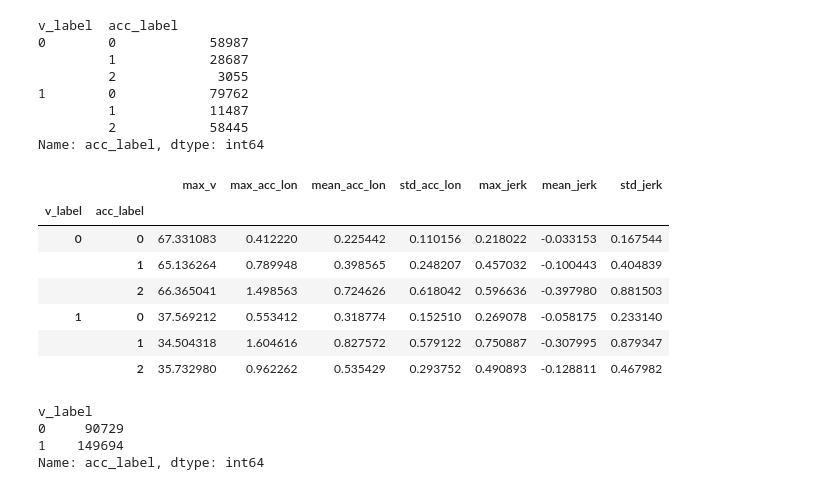
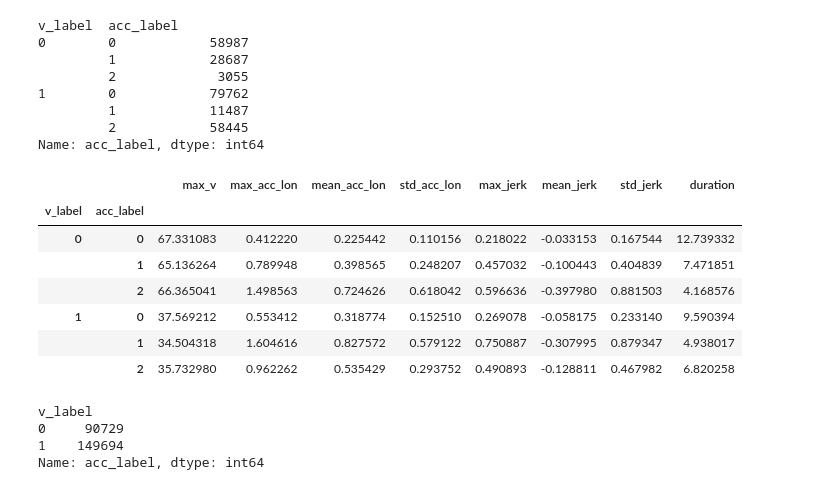
Before and after one commit to ZhangJianhua0728/GpsDataProcess, a Jupyter notebook: Main_加速事件二阶段聚类.ipynb, the cells around one changed output. Cells and saved outputs as stored; diff of their text form; code cells hidden in the pictures.

```diff
--- a/Main_加速事件二阶段聚类.ipynb
+++ b/Main_加速事件二阶段聚类.ipynb
@@ -215,16 +215,16 @@ v_label  acc_label
          2            58445
 Name: acc_label, dtype: int64
 # %%
-data.groupby(['v_label','acc_label'])['max_v','max_acc_lon', 'mean_acc_lon', 'std_acc_lon', 'max_jerk', 'mean_jerk', 'std_jerk'].mean()
+data.groupby(['v_label','acc_label'])['max_v','max_acc_lon', 'mean_acc_lon', 'std_acc_lon', 'max_jerk', 'mean_jerk', 'std_jerk','duration'].mean()
 # %% [output]
-|  |  | max_v | max_acc_lon | mean_acc_lon | std_acc_lon | max_jerk | mean_jerk | std_jerk |
-| v_label | acc_label |  |  |  |  |  |  |  |
-| 0 | 0 | 67.331083 | 0.412220 | 0.225442 | 0.110156 | 0.218022 | -0.033153 | 0.167544 |
-|  | 1 | 65.136264 | 0.789948 | 0.398565 | 0.248207 | 0.457032 | -0.100443 | 0.404839 |
-|  | 2 | 66.365041 | 1.498563 | 0.724626 | 0.618042 | 0.596636 | -0.397980 | 0.881503 |
-| 1 | 0 | 37.569212 | 0.553412 | 0.318774 | 0.152510 | 0.269078 | -0.058175 | 0.233140 |
-|  | 1 | 34.504318 | 1.604616 | 0.827572 | 0.579122 | 0.750887 | -0.307995 | 0.879347 |
-|  | 2 | 35.732980 | 0.962262 | 0.535429 | 0.293752 | 0.490893 | -0.128811 | 0.467982 |
+|  |  | max_v | max_acc_lon | mean_acc_lon | std_acc_lon | max_jerk | mean_jerk | std_jerk | duration |
+| v_label | acc_label |  |  |  |  |  |  |  |  |
+| 0 | 0 | 67.331083 | 0.412220 | 0.225442 | 0.110156 | 0.218022 | -0.033153 | 0.167544 | 12.739332 |
+|  | 1 | 65.136264 | 0.789948 | 0.398565 | 0.248207 | 0.457032 | -0.100443 | 0.404839 | 7.471851 |
+|  | 2 | 66.365041 | 1.498563 | 0.724626 | 0.618042 | 0.596636 | -0.397980 | 0.881503 | 4.168576 |
+| 1 | 0 | 37.569212 | 0.553412 | 0.318774 | 0.152510 | 0.269078 | -0.058175 | 0.233140 | 9.590394 |
+|  | 1 | 34.504318 | 1.604616 | 0.827572 | 0.579122 | 0.750887 | -0.307995 | 0.879347 | 4.938017 |
+|  | 2 | 35.732980 | 0.962262 | 0.535429 | 0.293752 | 0.490893 | -0.128811 | 0.467982 | 6.820258 |
 # %%
 data.groupby(['v_label'])['acc_label'].count()
 # %% [output]
```
Also changed, not shown: 1 other file.
